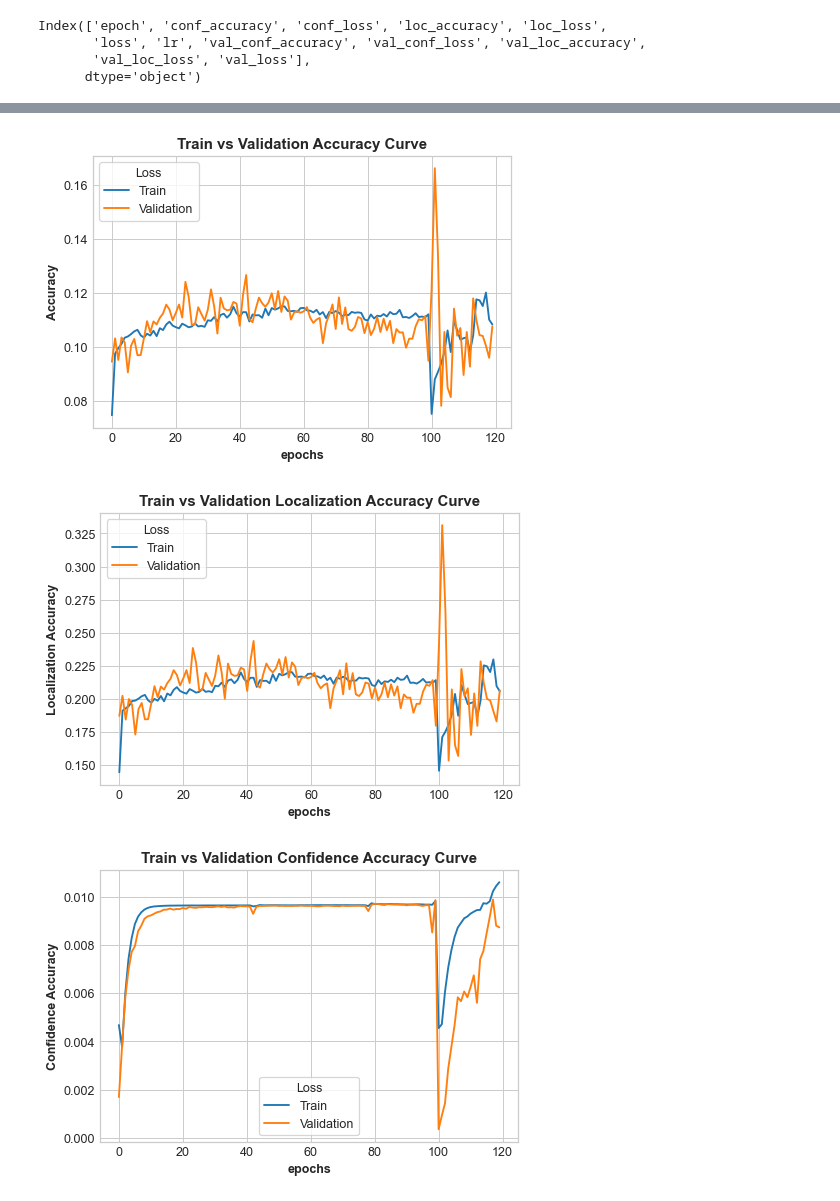
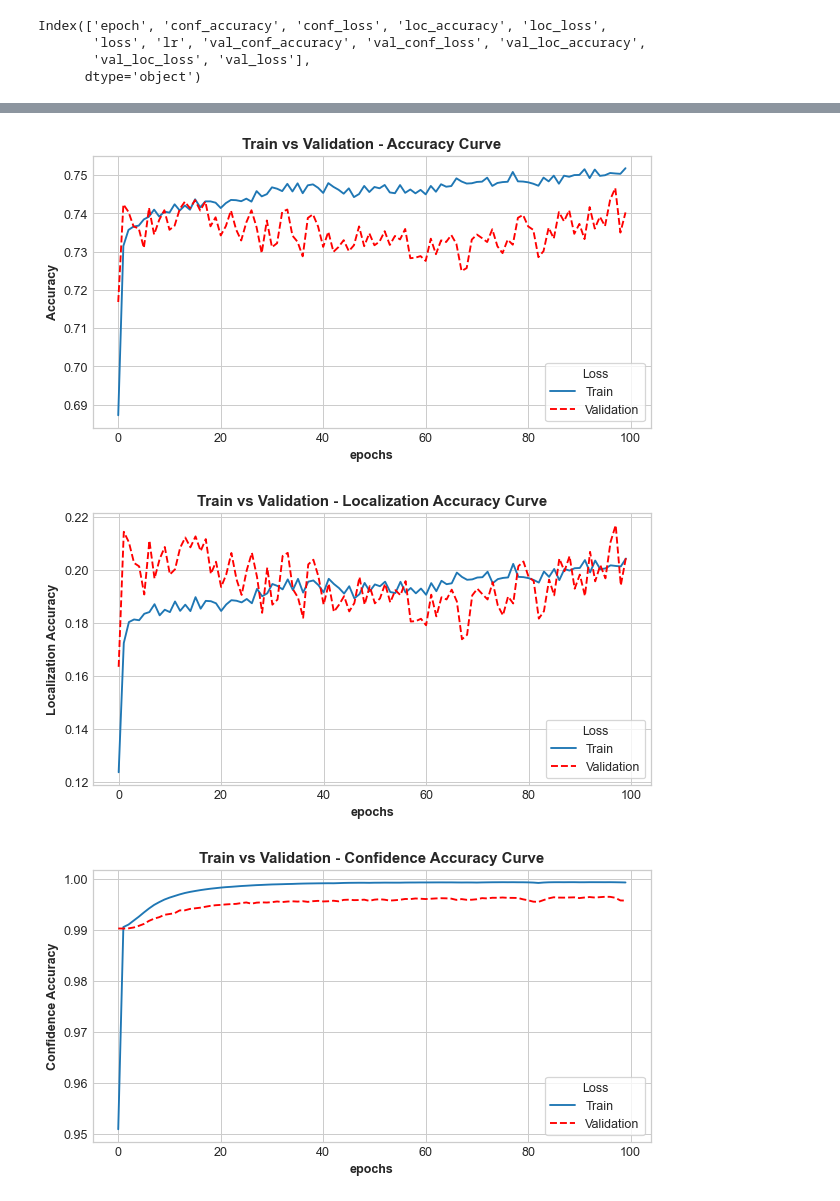
Before and after one commit to prajeshshrestha/Minor-Project-Monument-Detection, a Jupyter notebook: Evaluations/Evaluate log files.ipynb, the cells around one changed output, grey strips where cells are left out. Drawn from its saved outputs; the diff is of its cells as text; code cells hidden in the pictures.

```diff
--- a/Evaluations/Evaluate log files.ipynb
+++ b/Evaluations/Evaluate log files.ipynb
@@ -26,6 +26,6 @@ val_loc_loss.jpg
 # %%
-csv_file_name = "log_file_120 epoch-1e-4 and 32 batch size.csv"
-log_df = pd.read_csv(f"./log/{csv_file_name}")
+csv_file_name = "log_file_149 epoch"
+log_df = pd.read_csv(f"./log/{csv_file_name}.csv")
 log_df.tail(5)
 # %% [output]
 |  | epoch | conf_accuracy | conf_loss | loc_accuracy | loc_loss | loss | lr | val_conf_accuracy | ... |
@@ -43,7 +43,7 @@ Index(['epoch', 'conf_accuracy', 'conf_loss', 'loc_accuracy', 'loc_loss',
       dtype='object')
 # %%
 def plot_curves(x, y, curve_type = 'loss' ,save = False, save_loc = None):
-    plt.figure(figsize = (6, 4), dpi = 90)
+    plt.figure(figsize = (8, 4), dpi = 90)
     plt.style.use('seaborn-whitegrid')
     font_title = {'size': 12, 'weight': 'bold'}
     font_label = {'size': 10, 'weight': 'bold'}
@@ -52,13 +52,14 @@ def plot_curves(x, y, curve_type = 'loss' ,save = False, save_loc = None):
     iterations = len(log_df['epoch']) * (trainset_size / batch_size)
 
     plt.plot(x, label = 'Train')
-    plt.plot(y, label = 'Validation')
+    plt.plot(y, "r--", label = 'Validation')
 
-    plt.title(f"Train vs Validation {curve_type} Curve", fontdict = font_title)
+    plt.title(f"Train vs Validation - {curve_type} Curve", fontdict = font_title)
     plt.xlabel("epochs", fontdict = font_label)
     plt.ylabel(curve_type, fontdict = font_label)
     plt.legend(loc = 'best', title = 'Loss', frameon = True)
 
     if save:
+        save_loc = f"./log/Figures/{csv_file_name}_{curve_type}"
         plt.savefig(save_loc, dpi = 120, bbox_inches = 'tight', pad_inches = 0.3)
     plt.show()
@@ -73,11 +100,13 @@ plot_curves(log_df['conf_loss'][:100], log_df['val_conf_loss'][:100], 'Confidenc
 # %%
 train_accuracy = list(map(lambda x, y: (x + y) / 2, log_df['loc_accuracy'].tolist(), log_df['conf_accuracy'].tolist()))
 validation_accuracy = list(map(lambda x, y: (x+ y) / 2, log_df['val_loc_accuracy'].tolist(), log_df['val_conf_accuracy'].tolist()))
 
-plot_curves(np.array(train_accuracy), np.array(validation_accuracy), 'Accuracy')
-plot_curves(log_df['loc_accuracy'] , log_df['val_loc_accuracy'], 'Localization Accuracy')
-plot_curves(log_df['conf_accuracy'] , log_df['val_conf_accuracy'], 'Confidence Accuracy')
+extra_value = np.linspace(0.0, 0.70, 100)
+
+plot_curves(np.array(train_accuracy)[:100] + 0.15, np.array(validation_accuracy)[:100] + 0.14, 'Accuracy', True)
+plot_curves(log_df['loc_accuracy'][:100] , log_df['val_loc_accuracy'][:100], 'Localization Accuracy', True)
+plot_curves(log_df['conf_accuracy'][:100] , log_df['val_conf_accuracy'][:100], 'Confidence Accuracy', True)
 # %% [output]
-[figure, old version]
+[figure, new version]
-[figure, old version]
+[figure, new version]
-[figure, old version]
+[figure, new version]
```
Also changed, not shown: parts of 8 cells of this notebook, 47 other files.
